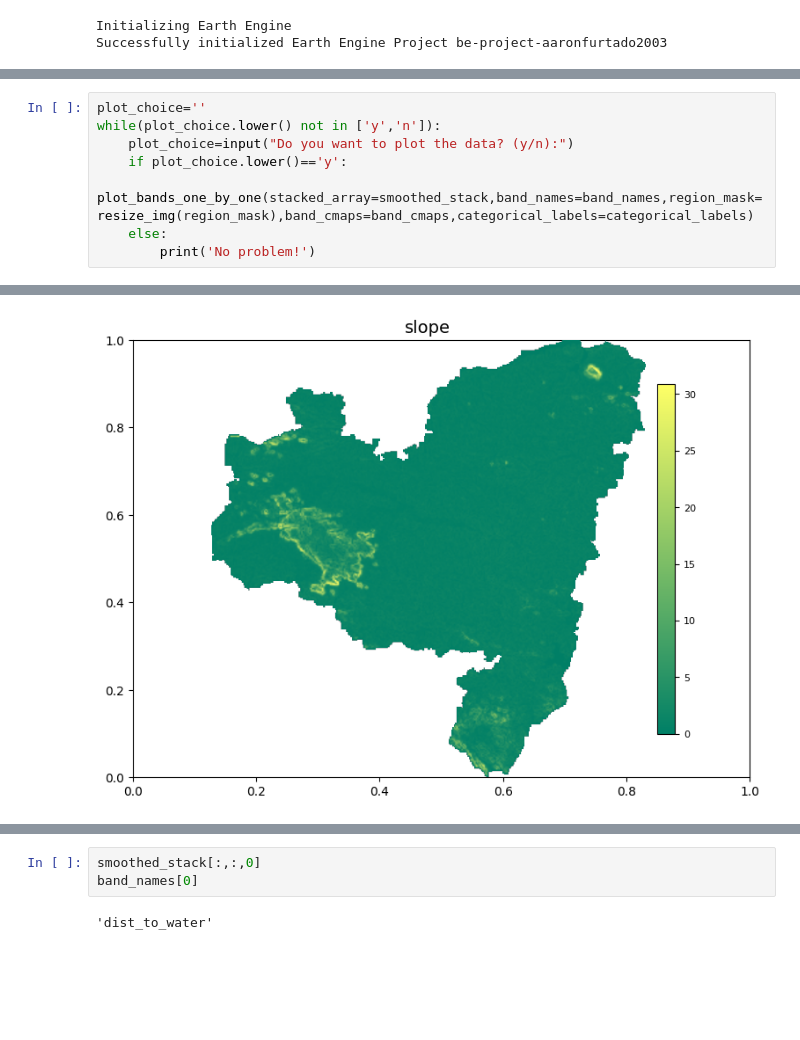
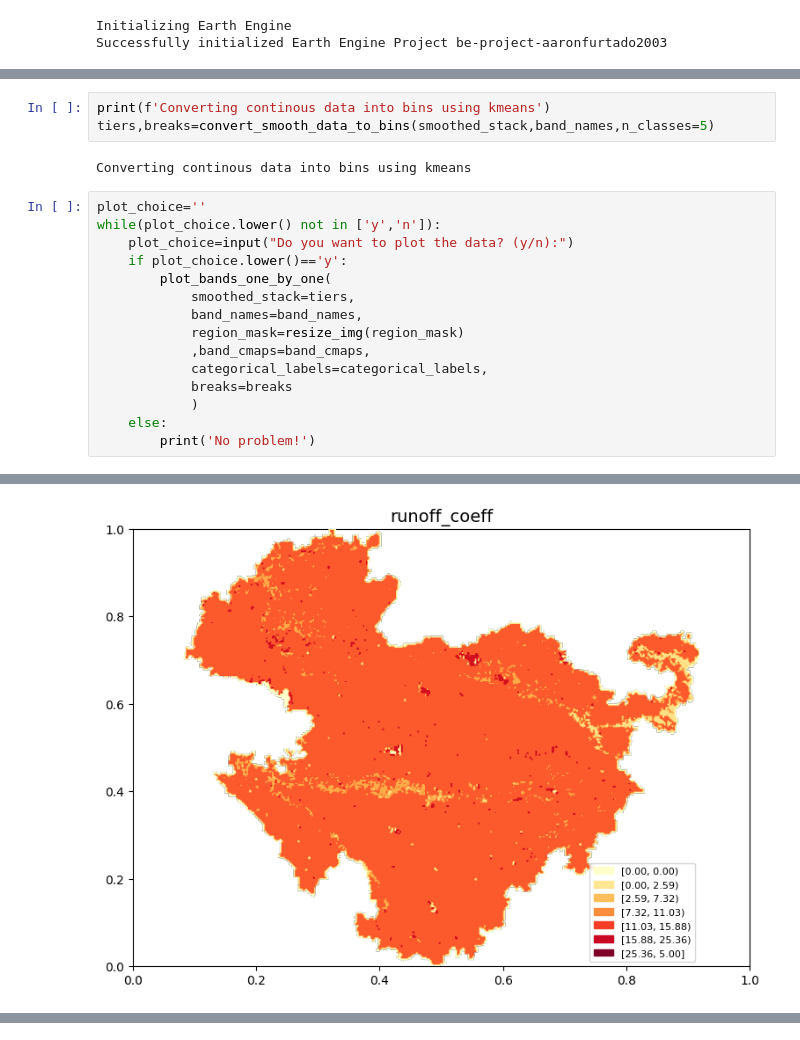
Before and after one commit to lilpotato03/PANI-Precipitaiton-Analysis-for-Natural-Integration, a Jupyter notebook: app.ipynb, the cells around one changed output, grey strips where cells are left out. Drawn from its saved outputs; the diff is of its cells as text; blank space fills up the shorter version.

Commit message:
Added plotting and binning

```diff
--- a/app.ipynb
+++ b/app.ipynb
@@ -110,9 +131,21 @@ Band names: ['dist_to_water', 'flow_acc', 'geom', 'lulc', 'ndwi', 'rain', 'runof
+# %%
+print(f'Converting continous data into bins using kmeans')
+tiers,breaks=convert_smooth_data_to_bins(smoothed_stack,band_names,n_classes=5)
+# %% [output]
+Converting continous data into bins using kmeans
 # %%
 plot_choice=''
 while(plot_choice.lower() not in ['y','n']):
     plot_choice=input("Do you want to plot the data? (y/n):")
     if plot_choice.lower()=='y':
-        plot_bands_one_by_one(stacked_array=smoothed_stack,band_names=band_names,region_mask=resize_img(region_mask),band_cmaps=band_cmaps,categorical_labels=categorical_labels)
+        plot_bands_one_by_one(
+            smoothed_stack=tiers,
+            band_names=band_names,
+            region_mask=resize_img(region_mask)
+            ,band_cmaps=band_cmaps,
+            categorical_labels=categorical_labels,
+            breaks=breaks
+            )
     else:
         print('No problem!')
 # %% [output]
@@ -126 +159 @@ while(plot_choice.lower() not in ['y','n']):
-[figure, old version]
+[figure, new version]
@@ -130,6 +164 @@ while(plot_choice.lower() not in ['y','n']):
-# %%
-smoothed_stack[:,:,0]
-band_names[0]
-# %% [output]
-'dist_to_water'
 # %%
```
Also changed, not shown: parts of 13 cells of this notebook, 8 other files.
